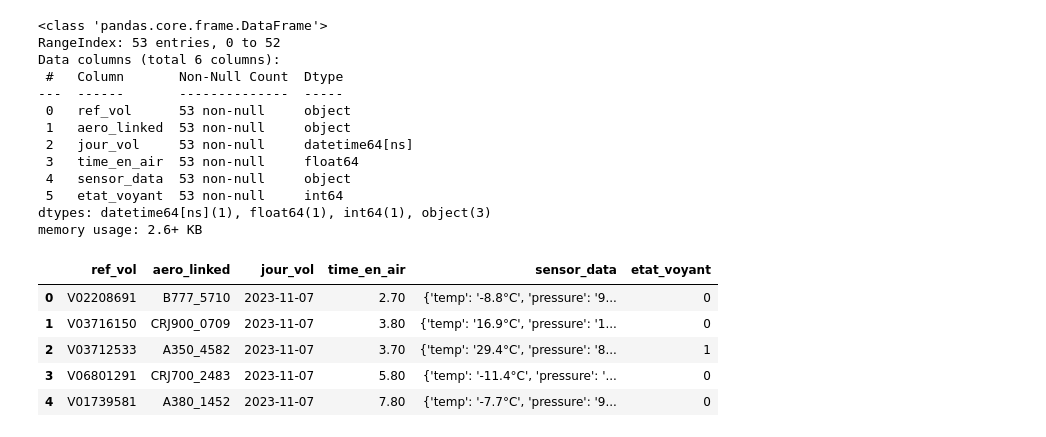
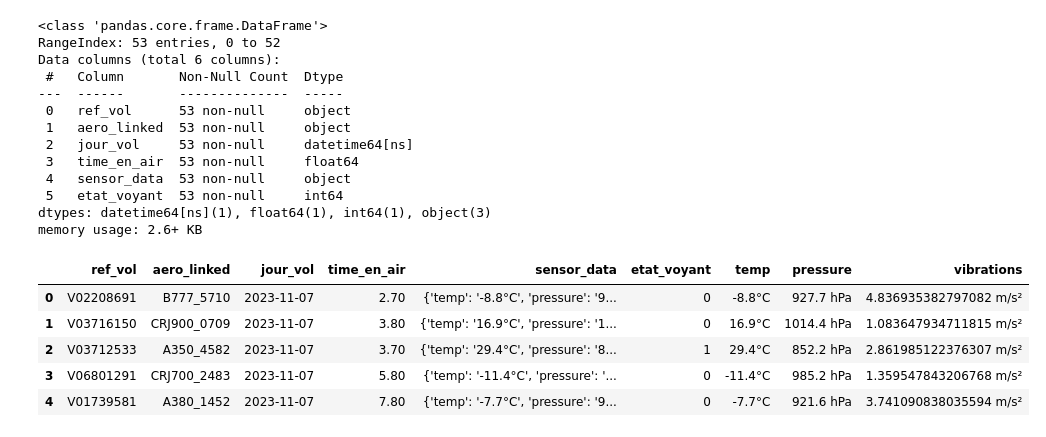
Before and after one commit to Kelmain/skyanalytics, a Jupyter notebook: data__exploration.ipynb, the cells around one changed output. Cells and saved outputs as stored; diff of their text form; code cells hidden in the pictures.

Commit message:
update json transformation

```diff
--- a/data__exploration.ipynb
+++ b/data__exploration.ipynb
@@ -252,15 +253,16 @@ dtypes: datetime64[ns](1), float64(1), int64(1), object(3)
 memory usage: 2.6+ KB
 # %%
 # sensor_data is as json. I will create news columns for each sensor
+df_logs_vols['sensor_data'] = df_logs_vols['sensor_data'].apply(lambda x: json.loads(x.replace('\'', '\"')))
 df_logs_vols_sensor = df_logs_vols.join(pd.json_normalize(df_logs_vols['sensor_data']))
 df_logs_vols_sensor.head()
 # %% [output]
-|  | ref_vol | aero_linked | jour_vol | time_en_air | sensor_data | etat_voyant |
-| 0 | V02208691 | B777_5710 | 2023-11-07 | 2.70 | {'temp': '-8.8°C', 'pressure': '9... | 0 |
-| 1 | V03716150 | CRJ900_0709 | 2023-11-07 | 3.80 | {'temp': '16.9°C', 'pressure': '1... | 0 |
-| 2 | V03712533 | A350_4582 | 2023-11-07 | 3.70 | {'temp': '29.4°C', 'pressure': '8... | 1 |
-| 3 | V06801291 | CRJ700_2483 | 2023-11-07 | 5.80 | {'temp': '-11.4°C', 'pressure': '... | 0 |
-| 4 | V01739581 | A380_1452 | 2023-11-07 | 7.80 | {'temp': '-7.7°C', 'pressure': '9... | 0 |
+|  | ref_vol | aero_linked | jour_vol | time_en_air | sensor_data | etat_voyant | temp | pressure | vibrations |
+| 0 | V02208691 | B777_5710 | 2023-11-07 | 2.70 | {'temp': '-8.8°C', 'pressure': '9... | 0 | -8.8°C | 927.7 hPa | 4.836935382797082 m/s² |
+| 1 | V03716150 | CRJ900_0709 | 2023-11-07 | 3.80 | {'temp': '16.9°C', 'pressure': '1... | 0 | 16.9°C | 1014.4 hPa | 1.083647934711815 m/s² |
+| 2 | V03712533 | A350_4582 | 2023-11-07 | 3.70 | {'temp': '29.4°C', 'pressure': '8... | 1 | 29.4°C | 852.2 hPa | 2.861985122376307 m/s² |
+| 3 | V06801291 | CRJ700_2483 | 2023-11-07 | 5.80 | {'temp': '-11.4°C', 'pressure': '... | 0 | -11.4°C | 985.2 hPa | 1.359547843206768 m/s² |
+| 4 | V01739581 | A380_1452 | 2023-11-07 | 7.80 | {'temp': '-7.7°C', 'pressure': '9... | 0 | -7.7°C | 921.6 hPa | 3.741090838035594 m/s² |
 # %%
 # Starting databse. first tables. Need to add tables to concentrate the date in one table, maybe create specific table for ML
 display(SVG(filename='img\\aiplanes_maintenace.svg'))
```
Also changed, not shown: parts of 2 cells of this notebook.
